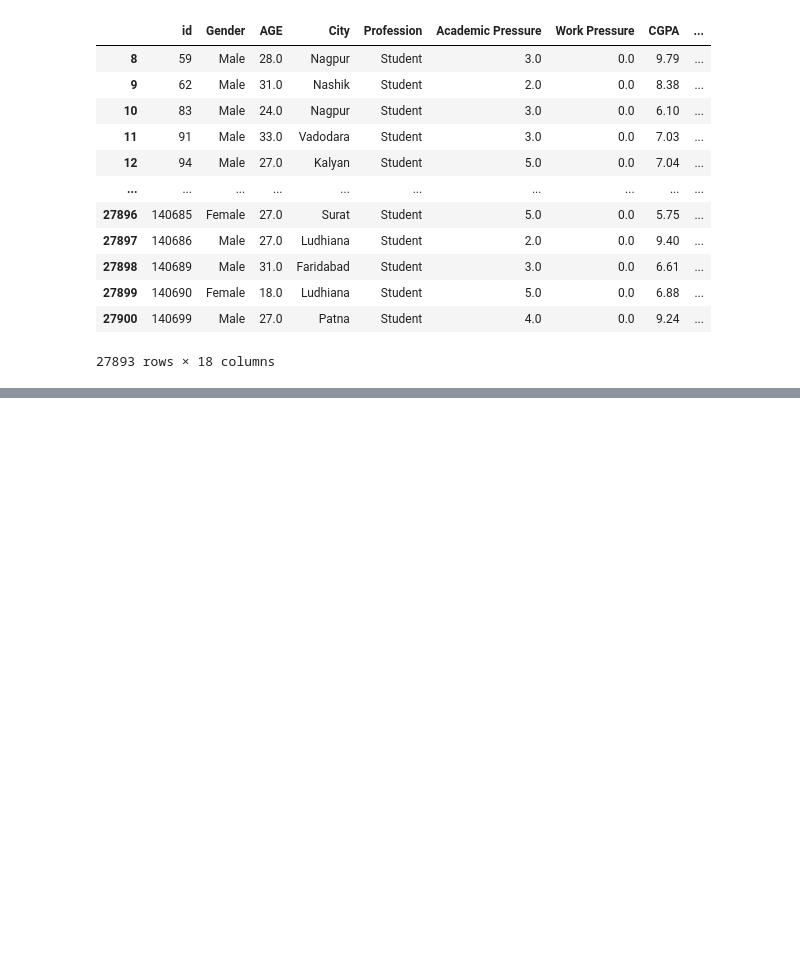
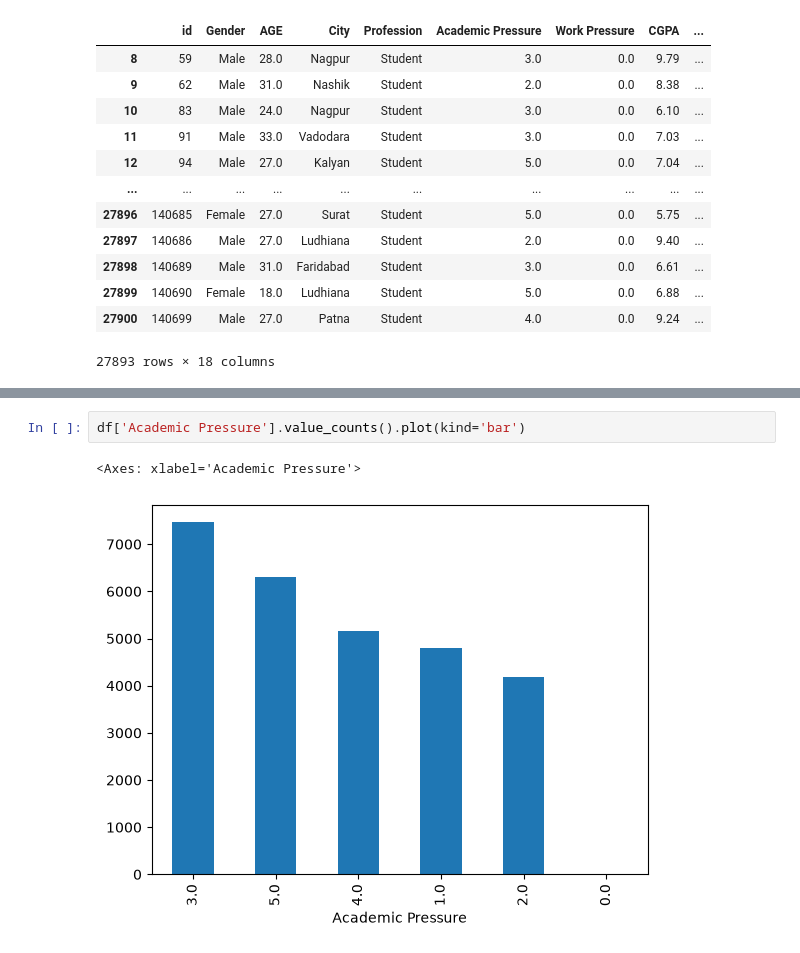
Before and after one commit to akash1234karma/tutedude, a Jupyter notebook: dataframe.ipynb, the cells around one changed output, grey strips where cells are left out. Saved outputs shown, nothing was run; the diff lists cells and outputs as text; blank space fills up the shorter version.

```diff
--- a/dataframe.ipynb
+++ b/dataframe.ipynb
@@ -469,0 +561,5 @@ df.iloc[8:]
+# %%
+df['Academic Pressure'].value_counts().plot(kind='bar')
+# %% [output]
+<Axes: xlabel='Academic Pressure'>
+[figure, added]
```
Also changed, not shown: parts of 14 cells of this notebook.
